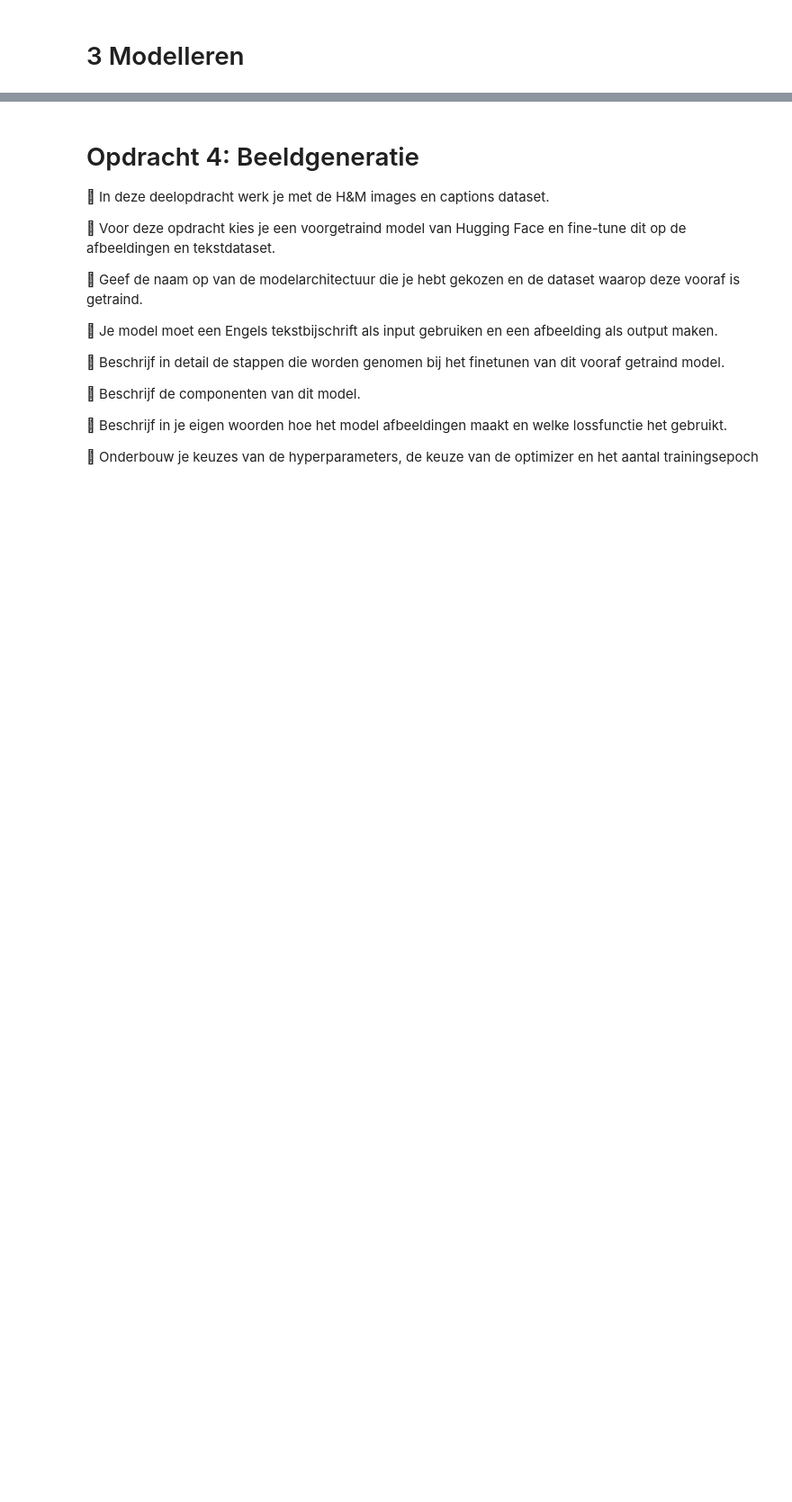
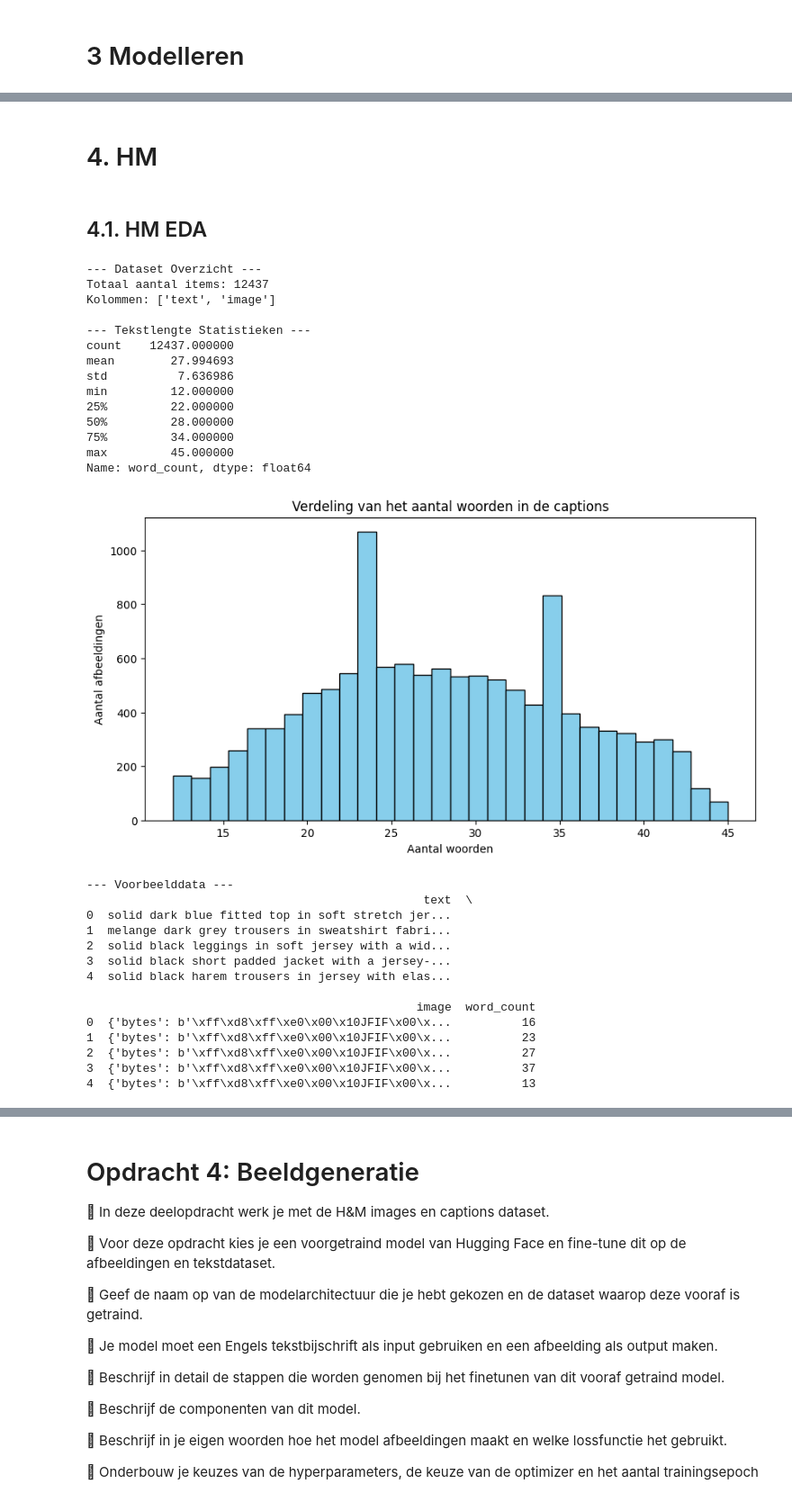
Before and after one commit to 24020338/Deep-Learning-3, a Jupyter notebook: Deep Learning Opdracht 3 Notebook.ipynb, the cells around one changed output, grey strips where cells are left out. Shown at 90% size. Saved outputs shown, nothing was run; the diff lists cells and outputs as text; code cells hidden in the pictures; blank space fills up the shorter version.

```diff
--- a/Deep Learning Opdracht 3 Notebook.ipynb
+++ b/Deep Learning Opdracht 3 Notebook.ipynb
@@ -809,0 +827,64 @@ aantal trainingsepochs.
+# %% [markdown]
+# 4. HM
+# %% [markdown]
+## 4.1. HM EDA
+# %%
+import pandas as pd
+import matplotlib.pyplot as plt
+
+# 1. Dataset omzetten naar Pandas DataFrame voor EDA
+df = ds['train'].to_pandas()
+
+# 2. Basis statistieken
+print("--- Dataset Overzicht ---")
+print(f"Totaal aantal items: {len(df)}")
+print(f"Kolommen: {df.columns.tolist()}")
+
+# 3. Tekstlengte analyse
+# We berekenen het aantal woorden in de captions
+df['word_count'] = df['text'].apply(lambda x: len(str(x).split()))
+
+print("\n--- Tekstlengte Statistieken ---")
+print(df['word_count'].describe())
+
+# 4. Visualisatie van tekstlengte
+plt.figure(figsize=(10, 5))
+plt.hist(df['word_count'], bins=30, color='skyblue', edgecolor='black')
+plt.title('Verdeling van het aantal woorden in de captions')
+plt.xlabel('Aantal woorden')
+plt.ylabel('Aantal afbeeldingen')
+plt.show()
+
+# 5. Inspectie van de eerste paar rijen en afbeeldingen
+print("\n--- Voorbeelddata ---")
+print(df.head())
+# %% [output]
+--- Dataset Overzicht ---
+Totaal aantal items: 12437
+Kolommen: ['text', 'image']
+
+--- Tekstlengte Statistieken ---
+count    12437.000000
+mean        27.994693
+std          7.636986
+min         12.000000
+25%         22.000000
+50%         28.000000
+75%         34.000000
+max         45.000000
+Name: word_count, dtype: float64
+[figure, added]
+--- Voorbeelddata ---
+                                                text  \
+0  solid dark blue fitted top in soft stretch jer...
+1  melange dark grey trousers in sweatshirt fabri...
+2  solid black leggings in soft jersey with a wid...
+3  solid black short padded jacket with a jersey-...
+4  solid black harem trousers in jersey with elas...
+
+                                               image  word_count
+0  {'bytes': b'\xff\xd8\xff\xe0\x00\x10JFIF\x00\x...          16
+1  {'bytes': b'\xff\xd8\xff\xe0\x00\x10JFIF\x00\x...          23
+2  {'bytes': b'\xff\xd8\xff\xe0\x00\x10JFIF\x00\x...          27
+3  {'bytes': b'\xff\xd8\xff\xe0\x00\x10JFIF\x00\x...          37
+4  {'bytes': b'\xff\xd8\xff\xe0\x00\x10JFIF\x00\x...          13
```
Also changed, not shown: parts of 15 cells of this notebook.
